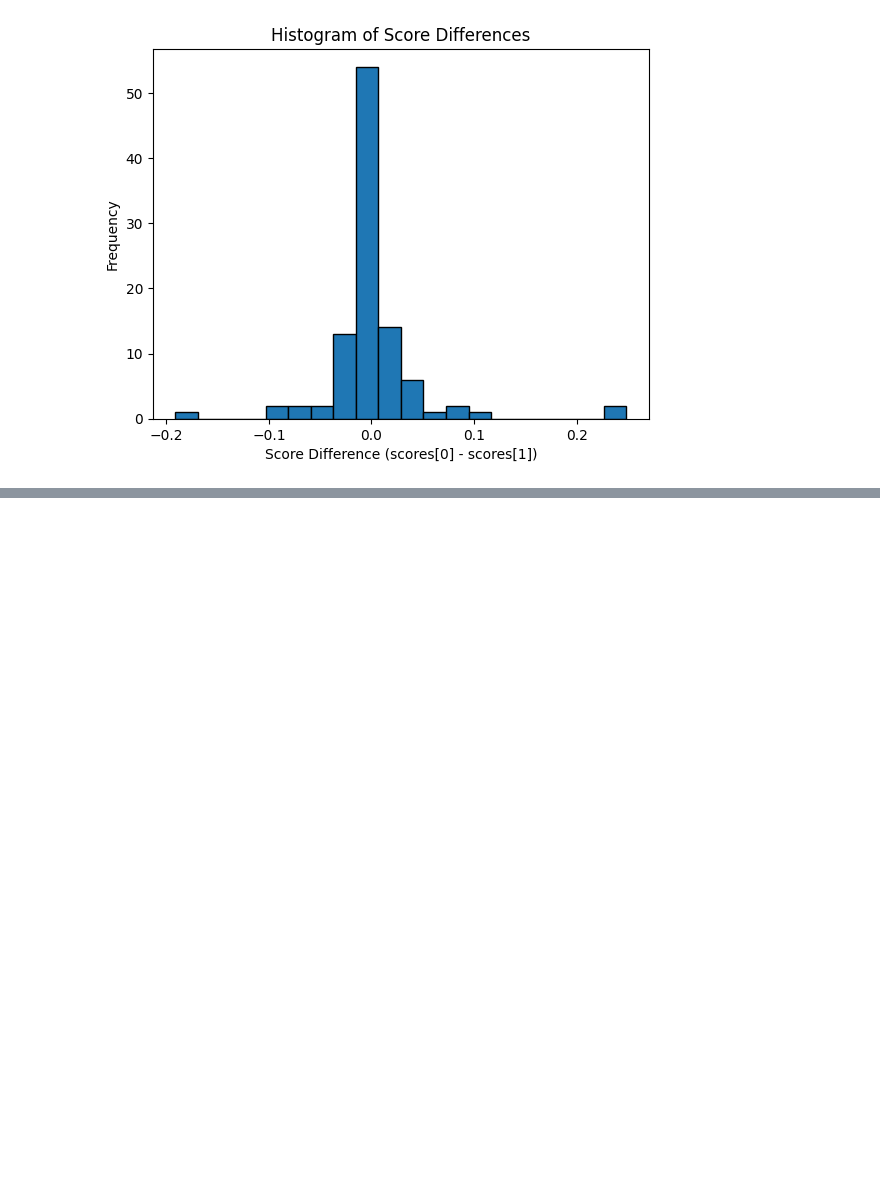
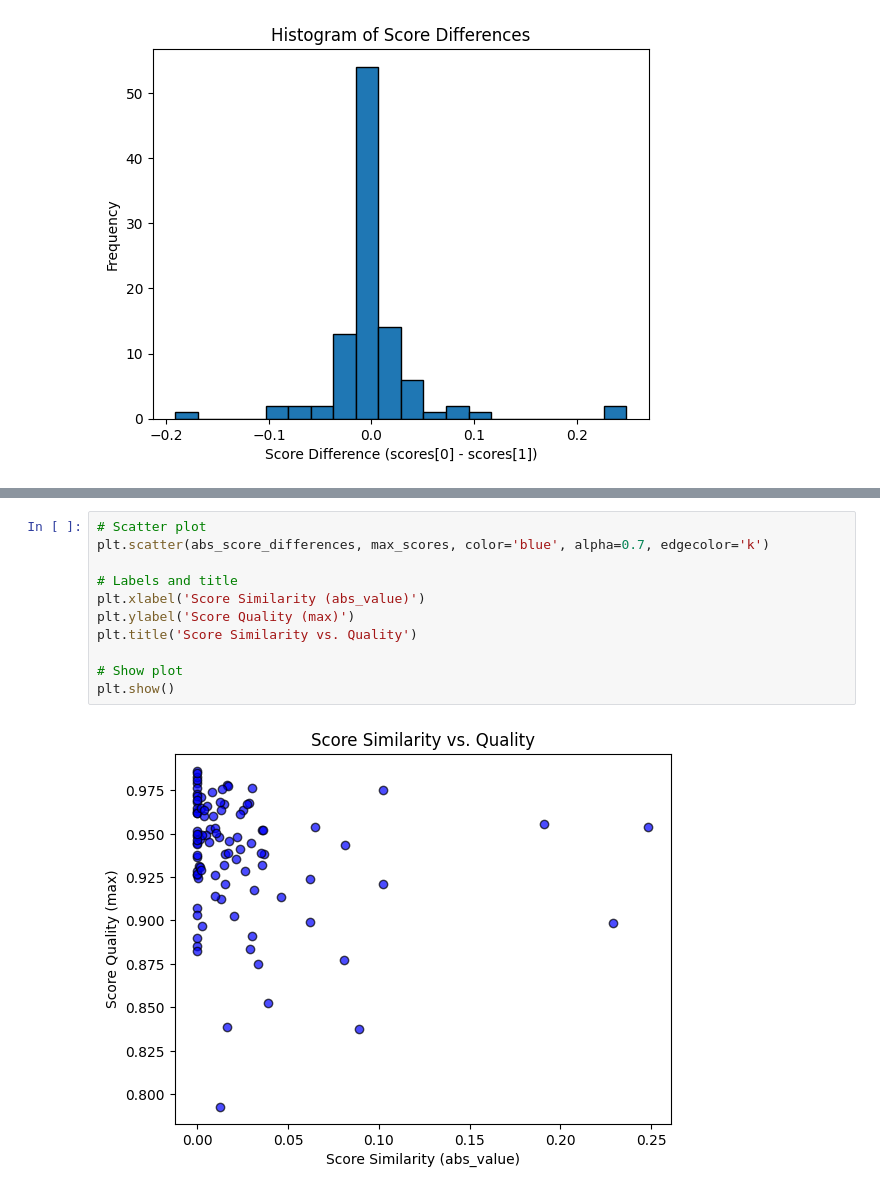
Before and after one commit to antoinevilain001/translation_thesis, a Jupyter notebook: translation_analysis/analysis1/analysis1.ipynb, the cells around one changed output, grey strips where cells are left out. Drawn from its saved outputs; the diff is of its cells as text; blank space fills up the shorter version.

```diff
--- a/translation_analysis/analysis1/analysis1.ipynb
+++ b/translation_analysis/analysis1/analysis1.ipynb
@@ -373,0 +440,13 @@ analyze(loaded_evaluated_array, 0.05)
+# %%
+# Scatter plot
+plt.scatter(abs_score_differences, max_scores, color='blue', alpha=0.7, edgecolor='k')
+
+# Labels and title
+plt.xlabel('Score Similarity (abs_value)')
+plt.ylabel('Score Quality (max)')
+plt.title('Score Similarity vs. Quality')
+
+# Show plot
+plt.show()
+# %% [output]
+[figure, added]
```
Also changed, not shown: parts of 7 cells of this notebook.
